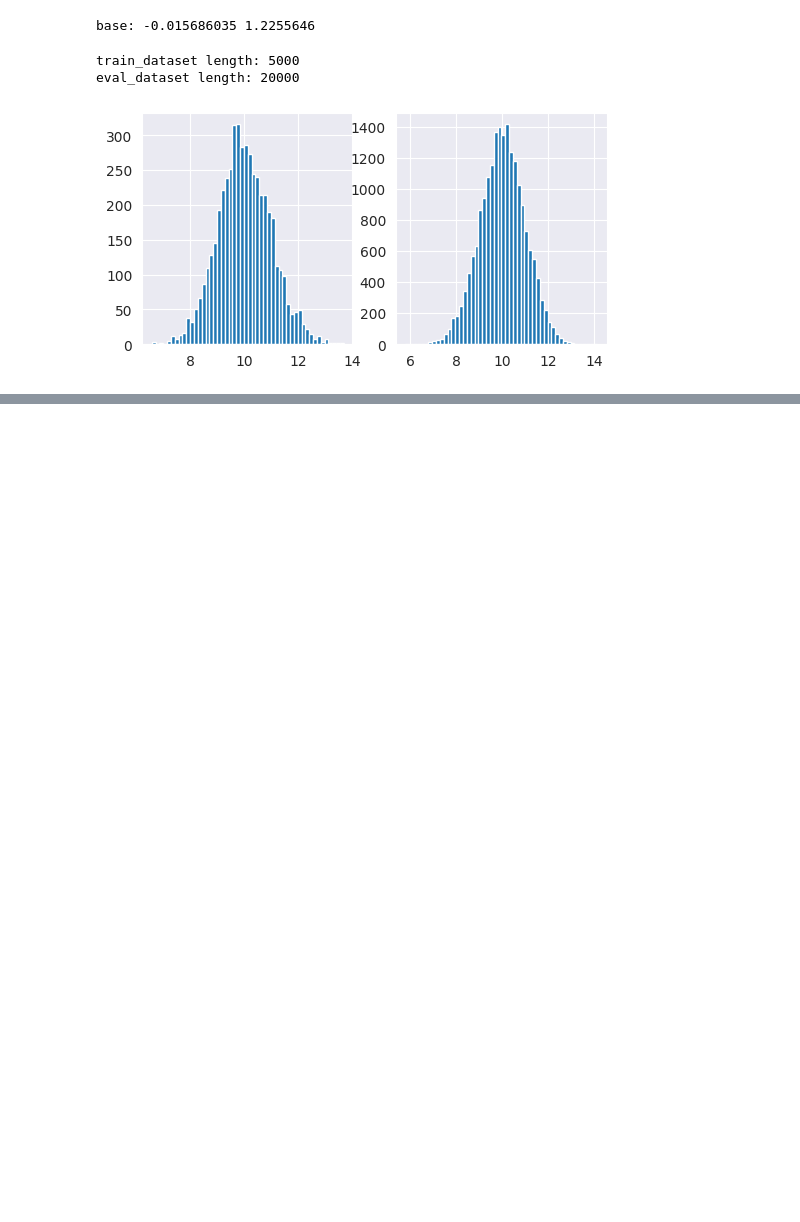
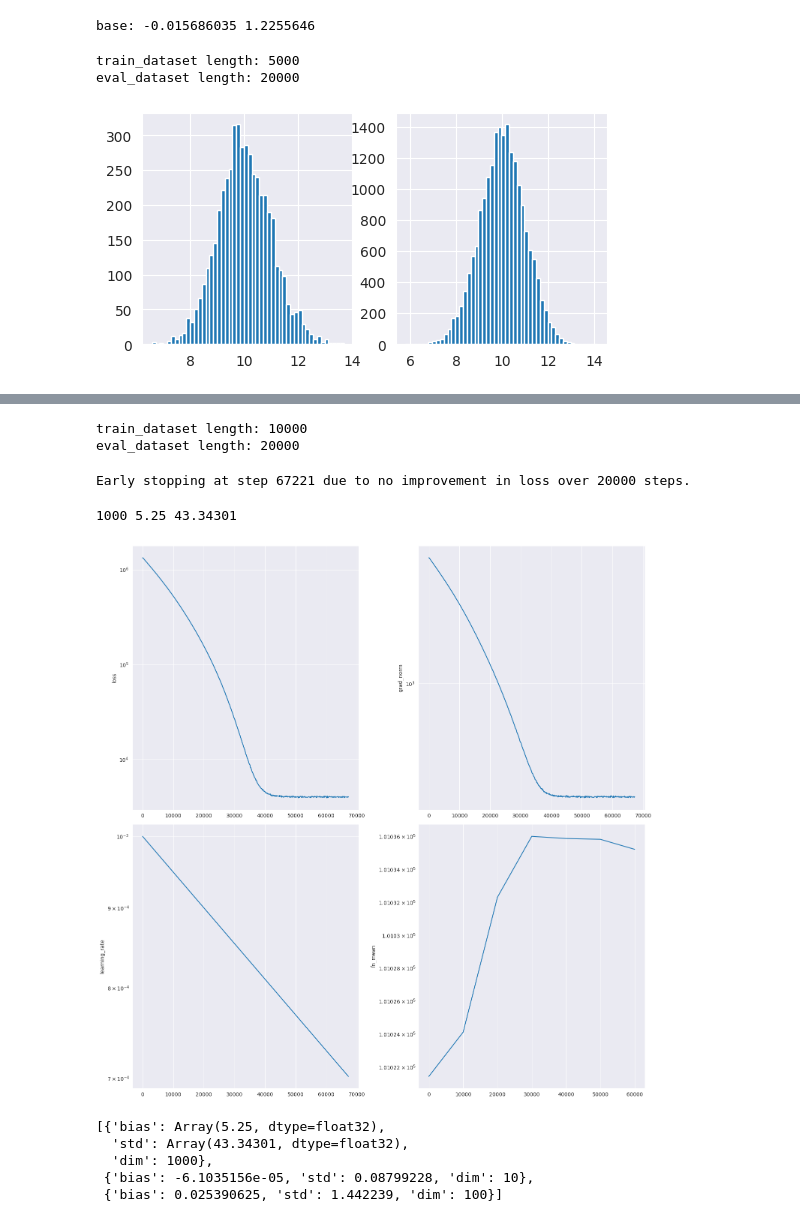
Before and after one commit to kkorolev1/mcmc-control-variates, a Jupyter notebook: diffcv.ipynb, the cells around one changed output, grey strips where cells are left out. Saved outputs shown, nothing was run; the diff lists cells and outputs as text; code cells hidden in the pictures; blank space fills up the shorter version.

```diff
--- a/diffcv.ipynb
+++ b/diffcv.ipynb
@@ -426,8 +424,0 @@ KeyboardInterrupt:
-# %%
-dims = [10, 100, 500, 1000]
-biases = []
-stds = []
-for d in [10, 100, 500, 1000]:
-    bias, std = diff_run(d)
-    biases.append(bias)
-    stds.append(std)
@@ -443,0 +427,16 @@ KeyboardInterrupt:
+# %%
+results = defaultdict(list)
+# %%
+for dist_dim in [1000]:
+    bias, std = diff_run(dist_dim)
+    results["diff"] = {
+        "bias": bias,
+        "std": std,
+        "dim": dist_dim
+    }
+# %% [output]
+train_dataset length: 10000
+eval_dataset length: 20000
+Early stopping at step 67221 due to no improvement in loss over 20000 steps.
+1000 5.25 43.34301
+[figure, added]
@@ -443,0 +445,8 @@ KeyboardInterrupt:
+# %%
+results["diff"]
+# %% [output]
+[{'bias': Array(5.25, dtype=float32),
+  'std': Array(43.34301, dtype=float32),
+  'dim': 1000},
+ {'bias': -6.1035156e-05, 'std': 0.08799228, 'dim': 10},
+ {'bias': 0.025390625, 'std': 1.442239, 'dim': 100}]
```
Also changed, not shown: parts of 11 cells of this notebook, 1 other file.
